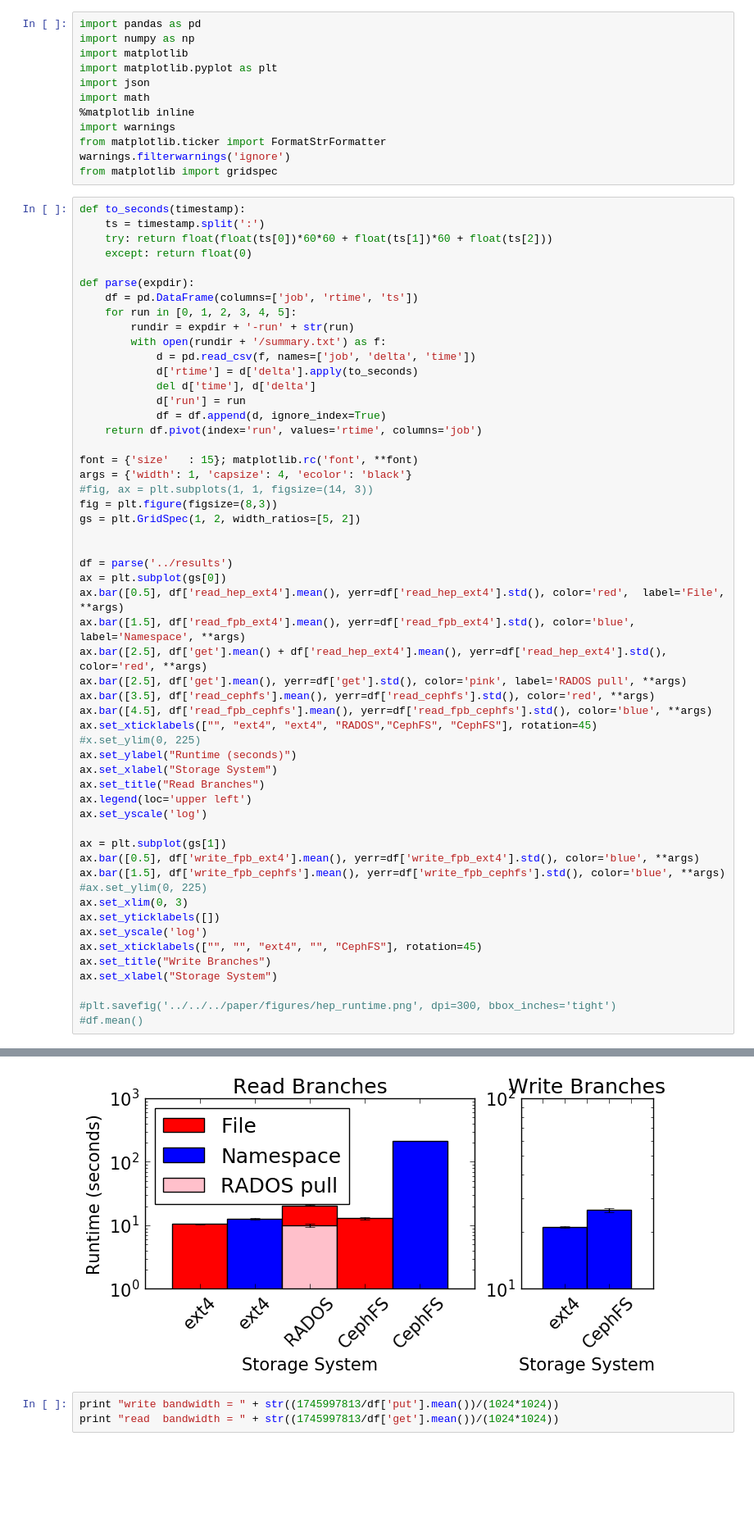
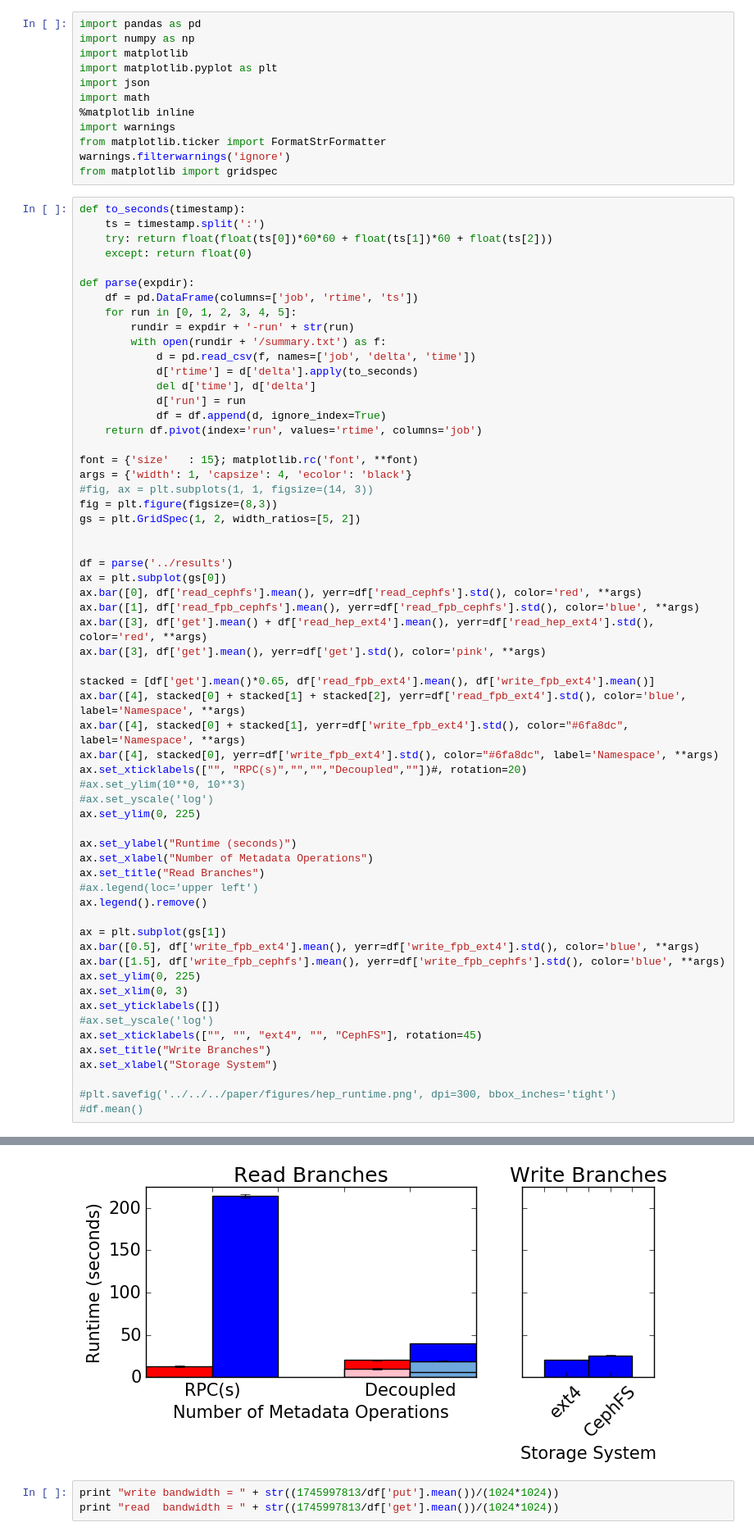
Before and after one commit to michaelsevilla/paulocto-popper, a Jupyter notebook: pipelines/hep/visualize/viz.ipynb, the cells around one changed output, grey strips where cells are left out. Shown: that part at 82% size. Cells and saved outputs as stored; diff of their text form; blank space fills up the shorter version.

```diff
--- a/pipelines/hep/visualize/viz.ipynb
+++ b/pipelines/hep/visualize/viz.ipynb
@@ -26,47 +26,53 @@ def parse(expdir):
             del d['time'], d['delta']
             d['run'] = run
             df = df.append(d, ignore_index=True)
     return df.pivot(index='run', values='rtime', columns='job')
 
 font = {'size'   : 15}; matplotlib.rc('font', **font)
 args = {'width': 1, 'capsize': 4, 'ecolor': 'black'}
 #fig, ax = plt.subplots(1, 1, figsize=(14, 3))
 fig = plt.figure(figsize=(8,3))
 gs = plt.GridSpec(1, 2, width_ratios=[5, 2])
 
 
 df = parse('../results')
 ax = plt.subplot(gs[0])
-ax.bar([0.5], df['read_hep_ext4'].mean(), yerr=df['read_hep_ext4'].std(), color='red',  label='File', **args)
-ax.bar([1.5], df['read_fpb_ext4'].mean(), yerr=df['read_fpb_ext4'].std(), color='blue', label='Namespace', **args)
-ax.bar([2.5], df['get'].mean() + df['read_hep_ext4'].mean(), yerr=df['read_hep_ext4'].std(), color='red', **args)
-ax.bar([2.5], df['get'].mean(), yerr=df['get'].std(), color='pink', label='RADOS pull', **args)
-ax.bar([3.5], df['read_cephfs'].mean(), yerr=df['read_cephfs'].std(), color='red', **args)
-ax.bar([4.5], df['read_fpb_cephfs'].mean(), yerr=df['read_fpb_cephfs'].std(), color='blue', **args)
-ax.set_xticklabels(["", "ext4", "ext4", "RADOS","CephFS", "CephFS"], rotation=45)
-#x.set_ylim(0, 225)
+ax.bar([0], df['read_cephfs'].mean(), yerr=df['read_cephfs'].std(), color='red', **args)
+ax.bar([1], df['read_fpb_cephfs'].mean(), yerr=df['read_fpb_cephfs'].std(), color='blue', **args)
+ax.bar([3], df['get'].mean() + df['read_hep_ext4'].mean(), yerr=df['read_hep_ext4'].std(), color='red', **args)
+ax.bar([3], df['get'].mean(), yerr=df['get'].std(), color='pink', **args)
+
+stacked = [df['get'].mean()*0.65, df['read_fpb_ext4'].mean(), df['write_fpb_ext4'].mean()]
+ax.bar([4], stacked[0] + stacked[1] + stacked[2], yerr=df['read_fpb_ext4'].std(), color='blue', label='Namespace', **args)
+ax.bar([4], stacked[0] + stacked[1], yerr=df['write_fpb_ext4'].std(), color="#6fa8dc", label='Namespace', **args)
+ax.bar([4], stacked[0], yerr=df['write_fpb_ext4'].std(), color="#6fa8dc", label='Namespace', **args)
+ax.set_xticklabels(["", "RPC(s)","","","Decoupled",""])#, rotation=20)
+#ax.set_ylim(10**0, 10**3)
+#ax.set_yscale('log')
+ax.set_ylim(0, 225)
+
 ax.set_ylabel("Runtime (seconds)")
-ax.set_xlabel("Storage System")
+ax.set_xlabel("Number of Metadata Operations")
 ax.set_title("Read Branches")
-ax.legend(loc='upper left')
-ax.set_yscale('log')
+#ax.legend(loc='upper left')
+ax.legend().remove()
 
 ax = plt.subplot(gs[1])
 ax.bar([0.5], df['write_fpb_ext4'].mean(), yerr=df['write_fpb_ext4'].std(), color='blue', **args)
 ax.bar([1.5], df['write_fpb_cephfs'].mean(), yerr=df['write_fpb_cephfs'].std(), color='blue', **args)
-#ax.set_ylim(0, 225)
+ax.set_ylim(0, 225)
 ax.set_xlim(0, 3)
 ax.set_yticklabels([])
-ax.set_yscale('log')
+#ax.set_yscale('log')
 ax.set_xticklabels(["", "", "ext4", "", "CephFS"], rotation=45)
 ax.set_title("Write Branches")
 ax.set_xlabel("Storage System")
 
 #plt.savefig('../../../paper/figures/hep_runtime.png', dpi=300, bbox_inches='tight')
 #df.mean()
 # %% [output]
 <matplotlib.text.Text at 0x...>
-[figure, old version]
+[figure, new version]
 # %%
 print "write bandwidth = " + str((1745997813/df['put'].mean())/(1024*1024))
 print "read  bandwidth = " + str((1745997813/df['get'].mean())/(1024*1024))
```
Also changed, not shown: parts of 1 cell of this notebook, 6 other files.
